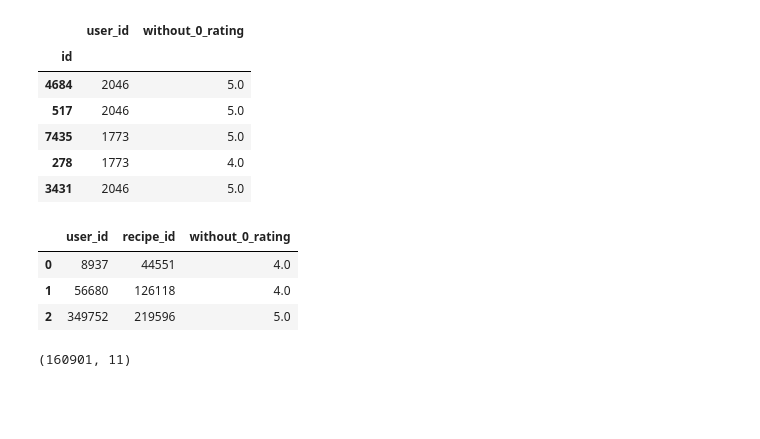
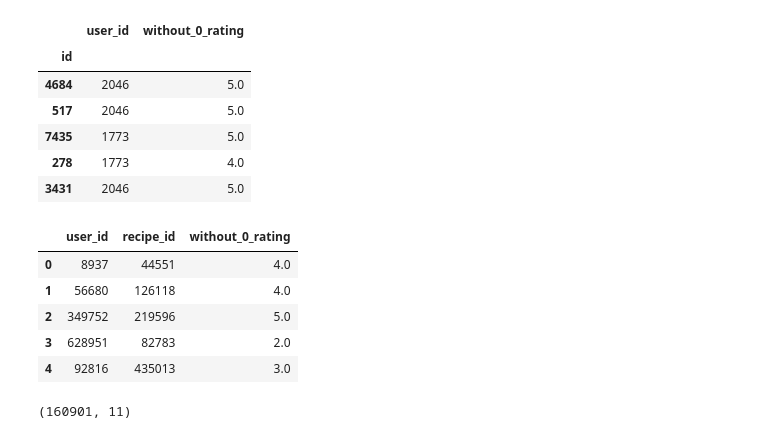
Before and after one commit to Adarsh3thy/RecipeRecommender, a Jupyter notebook: LightFM.ipynb, the cells around one changed output. Cells and saved outputs as stored; diff of their text form; code cells hidden in the pictures; blank space fills up the shorter version.

```diff
--- a/LightFM.ipynb
+++ b/LightFM.ipynb
@@ -29,12 +29,14 @@ interactions_train.head()
 # %%
 interactions_test  = pd.read_csv('interactions_test_new.csv')# read csv into ratings_df dataframe
 interactions_test.drop(columns=['date','u','i','rating'],inplace=True)
-interactions_test.head(3)
+interactions_test.head(5)
 # %% [output]
 |  | user_id | recipe_id | without_0_rating |
 | 0 | 8937 | 44551 | 4.0 |
 | 1 | 56680 | 126118 | 4.0 |
 | 2 | 349752 | 219596 | 5.0 |
+| 3 | 628951 | 82783 | 2.0 |
+| 4 | 92816 | 435013 | 3.0 |
 # %%
 raw_recipes  = pd.read_csv('RAW_recipes.csv',index_col=1)# read csv into ratings_df dataframe
 mask1=raw_recipes.index.isin(interactions_train.index)
```
Also changed, not shown: parts of 20 cells of this notebook.
